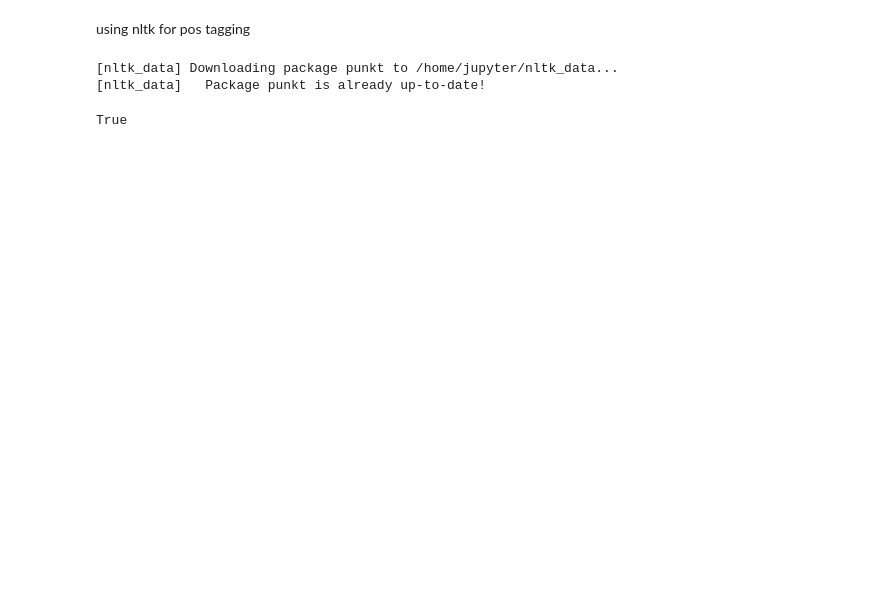
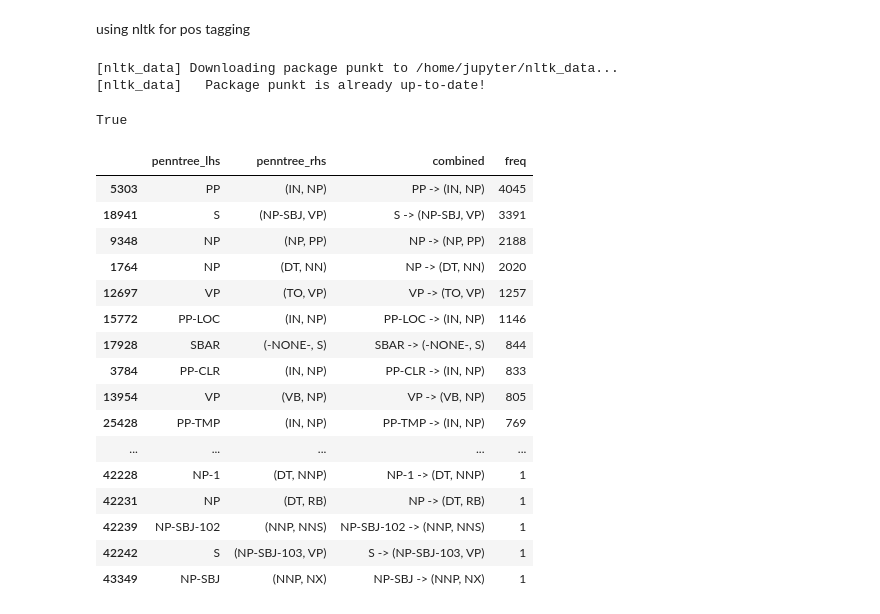
Before and after one commit to PrithiPal/context-sensitive-sentimental-analysis, a Jupyter notebook: hw1/cgw-default.ipynb, the cells around one changed output. Saved outputs shown, nothing was run; the diff lists cells and outputs as text; code cells hidden in the pictures; blank space fills up the shorter version.

```diff
--- a/hw1/cgw-default.ipynb
+++ b/hw1/cgw-default.ipynb
@@ -336,3 +337,87 @@ def update_vocab_weights(df,vocab_file) :
         else :
 
             vocab_file.write(line)
+# %%
+## DISTRIBUTION FROM TREE-BANK
+
+
+from nltk import Nonterminal, nonterminals, Production, CFG, Tree
+import numpy as np
+import pandas as pd
+from nltk import bigrams, trigrams
+from collections import defaultdict
+penn_rules_freq = defaultdict(int)
+from nltk.corpus import treebank
+
+
+def find_freq(row) :
+    lhs = row['penntree_lhs']
+    rhs = row['penntree_rhs']
+    penn_rules_freq[lhs,rhs]+=1
+
+sents_df.apply(find_freq,axis=1)
+
+def set_freq(row,freq_set) :
+    dict_set = dict(freq_set)
+    lhs = row['penntree_lhs'] ## type is non-terminal
+    rhs = row['penntree_rhs']
+
+    for elems in dict_set :
+        lhs_1 = elems[0]
+        rhs_1 = elems[1]
+
+        if lhs_1 == lhs and rhs_1==rhs :
+            #print(penn_rules_freq)
+            return penn_rules_freq[elems]
+
+
+## TESTING ONLY AT FIRST 100 PARSED SENTS
+
+PARSED_SENTS=[]
+LHS=[]
+RHS=[]
+
+NUMBER_OF_TREE_SAMPLES=10000
+for tree in treebank.parsed_sents()[:NUMBER_OF_TREE_SAMPLES] :
+
+    single_sent_prods = tree.productions()
+    for single_prod in single_sent_prods :
+       # print(single_prod)
+
+        rhs_tuple = single_prod.rhs()
+        lhs_tuple = single_prod.lhs()
+        ## TAKE ONLY RULES WITH TWO NON-TERMS ON RHS, AND IGNORE THE REST (NOT IN CNF FORM)
+        if len(rhs_tuple) == 2 :
+            LHS.append(lhs_tuple)
+            RHS.append(rhs_tuple)
+
+
+sents_df=pd.DataFrame()
+
+
+sents_df['penntree_lhs']=LHS
+sents_df['penntree_rhs']=RHS
+sents_df['combined']= sents_df.apply(lambda x:"{} -> {}".format(x['penntree_lhs'],x['penntree_rhs']),axis=1)
+new_df=sents_df['combined'].value_counts().to_frame().reset_index()
+new_df.columns=['combined','freq']
+sents_df=sents_df.merge(new_df,on=['combined'])
+sents_df=sents_df.drop_duplicates()
+sents_df.sort_values(['freq'],ascending=False)
+# %% [output]
+|  | penntree_lhs | penntree_rhs | combined | freq |
+| 5303 | PP | (IN, NP) | PP -> (IN, NP) | 4045 |
+| 18941 | S | (NP-SBJ, VP) | S -> (NP-SBJ, VP) | 3391 |
+| 9348 | NP | (NP, PP) | NP -> (NP, PP) | 2188 |
+| 1764 | NP | (DT, NN) | NP -> (DT, NN) | 2020 |
+| 12697 | VP | (TO, VP) | VP -> (TO, VP) | 1257 |
+| 15772 | PP-LOC | (IN, NP) | PP-LOC -> (IN, NP) | 1146 |
+| 17928 | SBAR | (-NONE-, S) | SBAR -> (-NONE-, S) | 844 |
+| 3784 | PP-CLR | (IN, NP) | PP-CLR -> (IN, NP) | 833 |
+| 13954 | VP | (VB, NP) | VP -> (VB, NP) | 805 |
+| 25428 | PP-TMP | (IN, NP) | PP-TMP -> (IN, NP) | 769 |
+| ... | ... | ... | ... | ... |
+| 42228 | NP-1 | (DT, NNP) | NP-1 -> (DT, NNP) | 1 |
+| 42231 | NP | (DT, RB) | NP -> (DT, RB) | 1 |
+| 42239 | NP-SBJ-102 | (NNP, NNS) | NP-SBJ-102 -> (NNP, NNS) | 1 |
+| 42242 | S | (NP-SBJ-103, VP) | S -> (NP-SBJ-103, VP) | 1 |
+| 43349 | NP-SBJ | (NNP, NX) | NP-SBJ -> (NNP, NX) | 1 |
```
Also changed, not shown: parts of 5 cells of this notebook, 1 other file.
